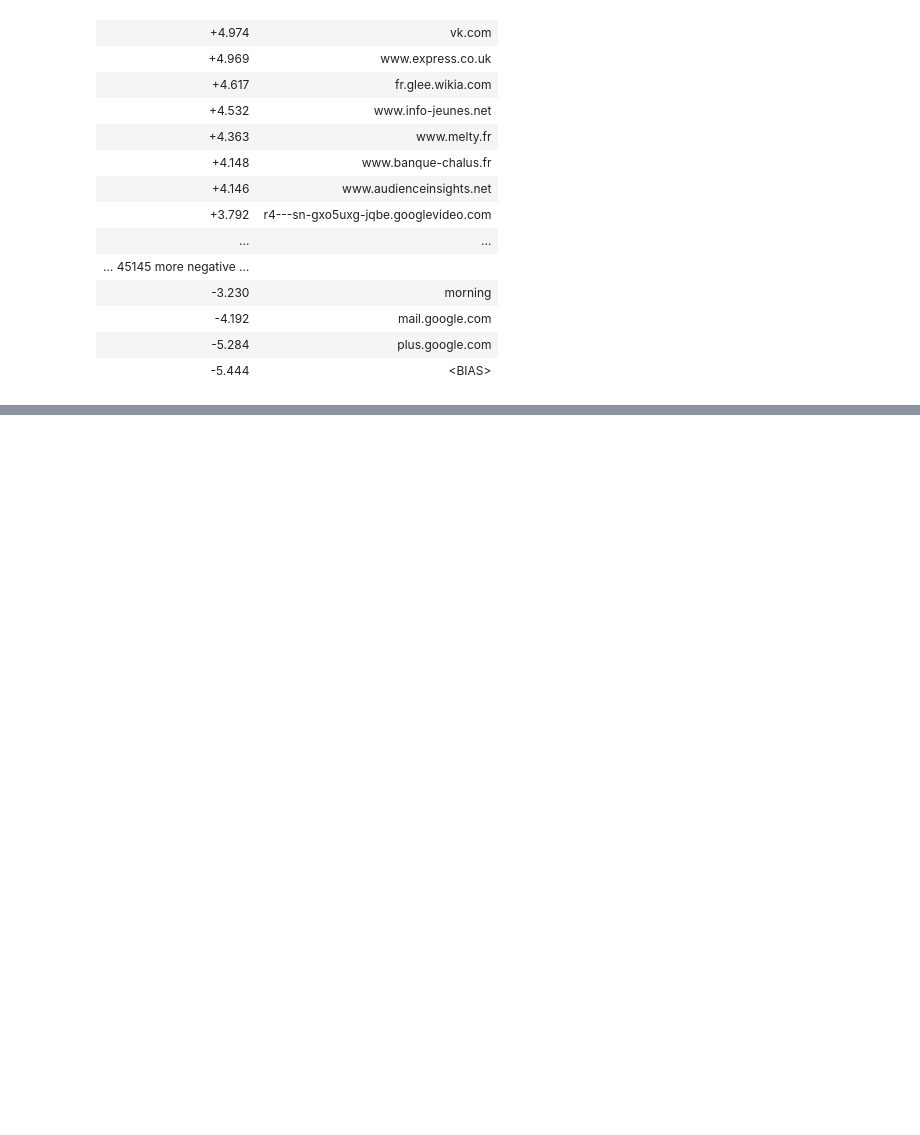
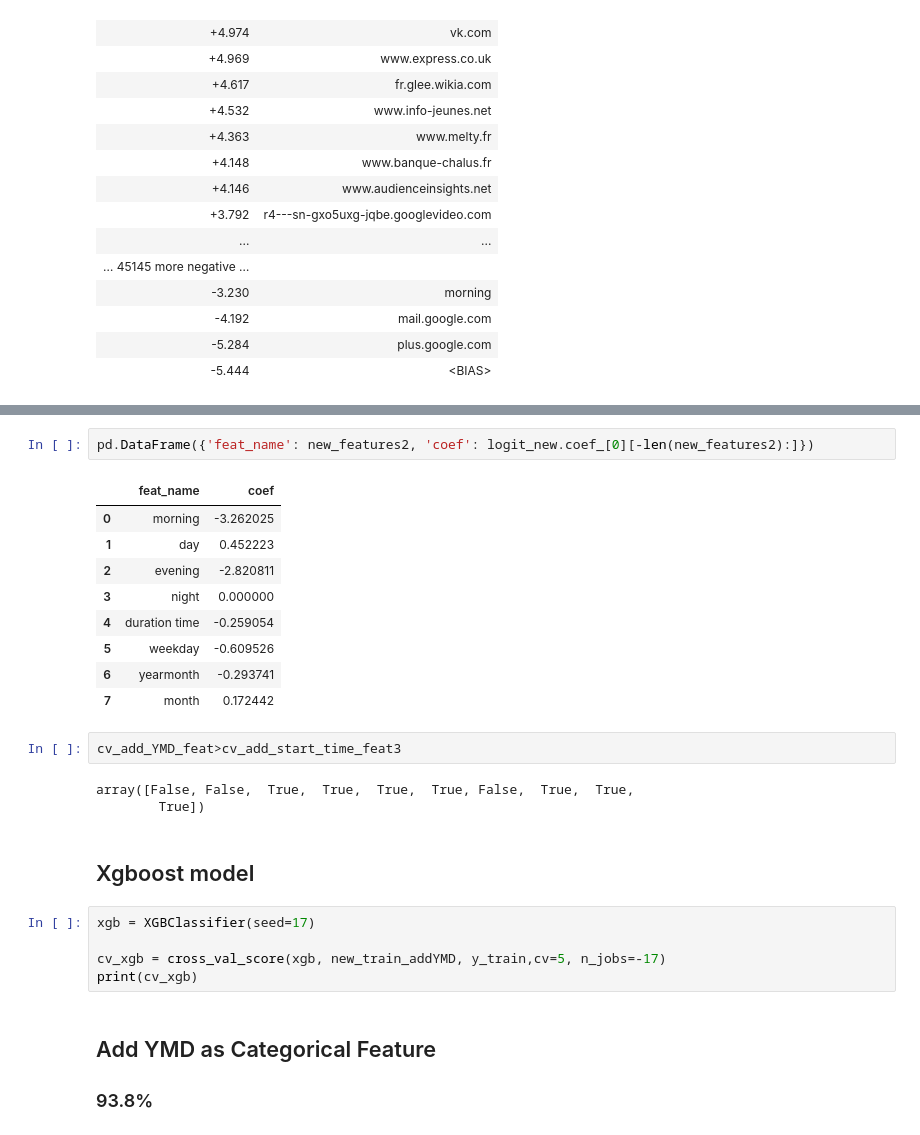
Before and after one commit to BoshengW/Data_Science_Learning, a Jupyter notebook: Alice_Kaggle/Alice_Model.ipynb, the cells around one changed output, grey strips where cells are left out. Saved outputs shown, nothing was run; the diff lists cells and outputs as text; blank space fills up the shorter version.

```diff
--- a/Alice_Kaggle/Alice_Model.ipynb
+++ b/Alice_Kaggle/Alice_Model.ipynb
@@ -293,0 +342,27 @@ array([False,  True,  True,  True,  True,  True,  True,  True,  True,
+# %%
+pd.DataFrame({'feat_name': new_features2, 'coef': logit_new.coef_[0][-len(new_features2):]})
+# %% [output]
+|  | feat_name | coef |
+| 0 | morning | -3.262025 |
+| 1 | day | 0.452223 |
+| 2 | evening | -2.820811 |
+| 3 | night | 0.000000 |
+| 4 | duration time | -0.259054 |
+| 5 | weekday | -0.609526 |
+| 6 | yearmonth | -0.293741 |
+| 7 | month | 0.172442 |
+# %%
+cv_add_YMD_feat>cv_add_start_time_feat3
+# %% [output]
+array([False, False,  True,  True,  True,  True, False,  True,  True,
+        True])
+# %% [markdown]
+## Xgboost model
+# %%
+xgb = XGBClassifier(seed=17)
+
+cv_xgb = cross_val_score(xgb, new_train_addYMD, y_train,cv=5, n_jobs=-17)
+print(cv_xgb)
+# %% [markdown]
+## Add YMD as Categorical Feature
+### 93.8%
```
Also changed, not shown: parts of 18 cells of this notebook, 3 other files.
